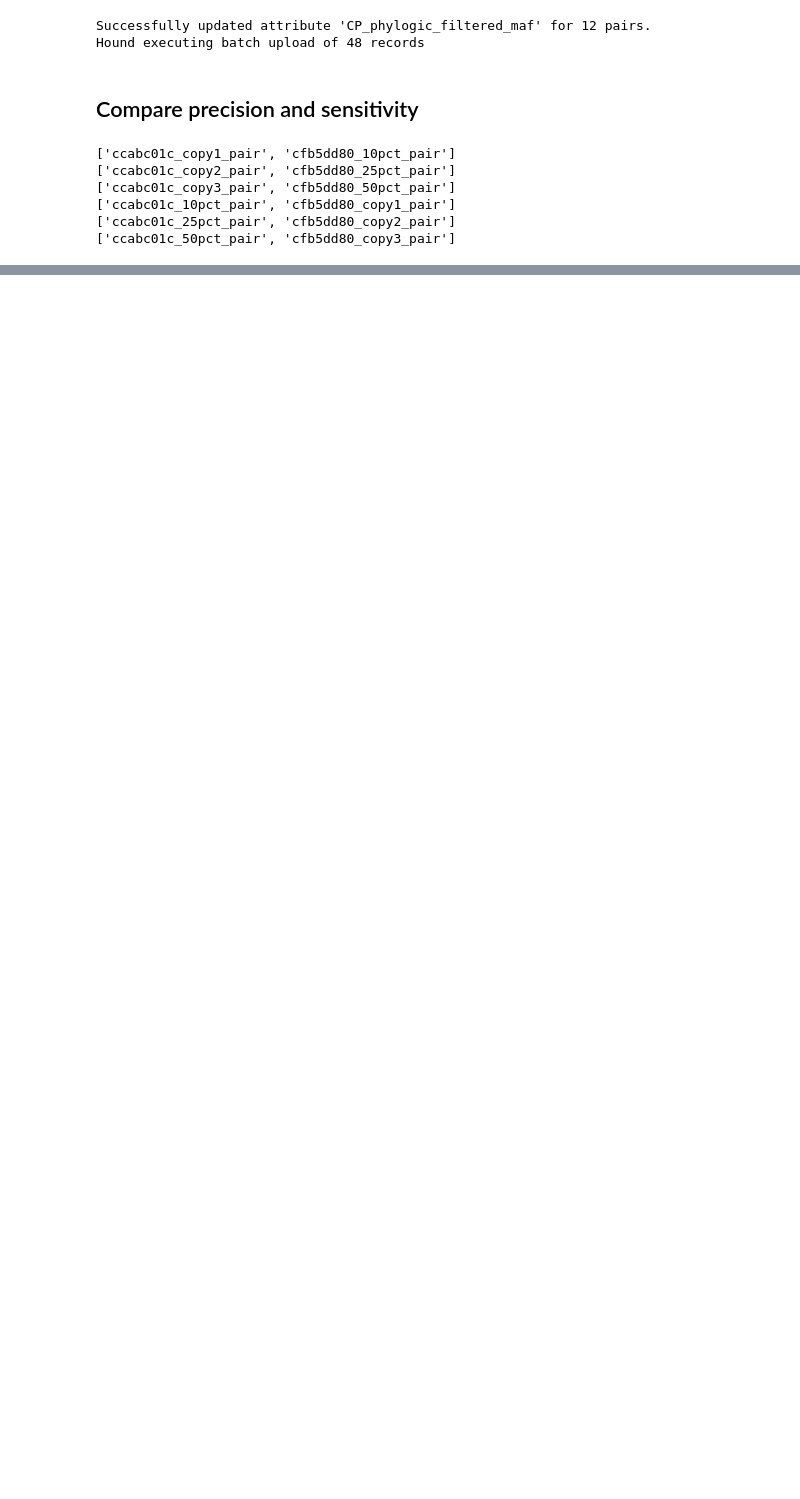
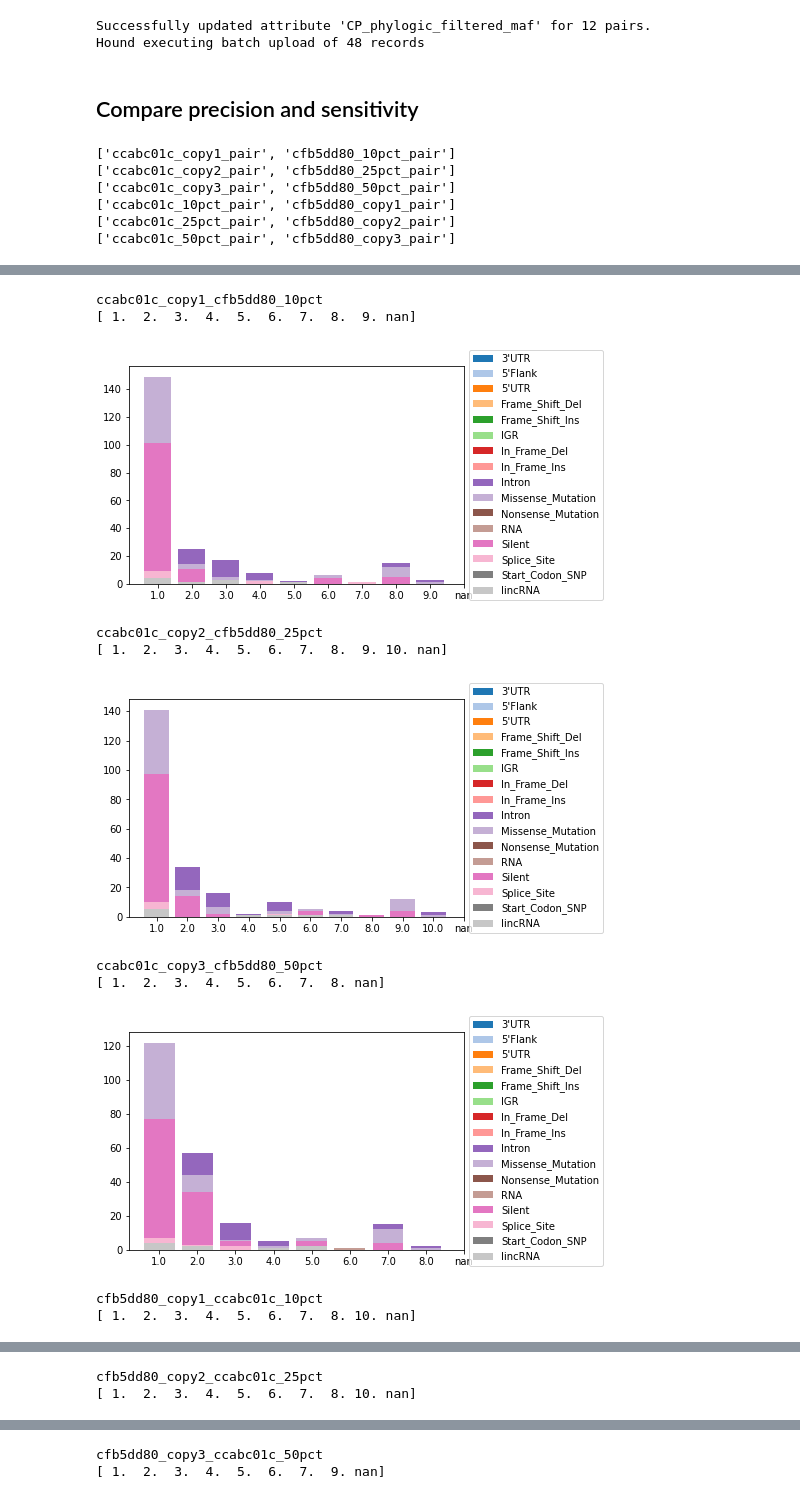
Before and after one commit to cchu70/richters, a Jupyter notebook: calc_cp_for_germline.ipynb, the cells around one changed output, grey strips where cells are left out. Cells and saved outputs as stored; diff of their text form; code cells hidden in the pictures; blank space fills up the shorter version.

```diff
--- a/calc_cp_for_germline.ipynb
+++ b/calc_cp_for_germline.ipynb
@@ -543,0 +586,10 @@ cfb5dd80_copy3_ccabc01c_50pct
+# %%
+from matplotlib import cm
+all_var_classes = []
+for ind, row in high_purity_merged_mafs.iterrows():
+    print(row['participant'])
+    merged_maf_fn = row['merged_maf_fn']
+    merged_maf_df = pd.read_csv(merged_maf_fn, sep='\t')
+    all_var_classes += merged_maf_df['Variant_Classification'].tolist()
+all_var_classes = np.unique(all_var_classes)
+all_var_classes_colors = {all_var_classes[i]: plt.cm.tab20(i) for i in range(len(all_var_classes))}
@@ -543,0 +603,33 @@ cfb5dd80_copy3_ccabc01c_50pct
+# %%
+for ind, row in high_purity_merged_mafs.iterrows():
+    print(row['participant'])
+    merged_maf_fn = row['merged_maf_fn']
+    merged_maf_df = pd.read_csv(merged_maf_fn, sep='\t')
+    clusters = np.sort(pd.unique(merged_maf_df['Cluster_Assignment']))
+#     all_var_classes = pd.unique(merged_maf_df['Variant_Classification'])
+    variant_counts_dict = {var: [] for var in all_var_classes}
+    print(clusters)
+    for cluster in clusters:
+        cluster_maf_df = merged_maf_df[merged_maf_df['Cluster_Assignment'] == cluster]
+        for var_class in all_var_classes:
+            var_count = cluster_maf_df[cluster_maf_df['Variant_Classification'] == var_class].shape[0]
+            variant_counts_dict[var_class] += [var_count]
+    fig, ax = plt.subplots()
+    for var_class in variant_counts_dict.keys():
+        ax.bar(clusters, variant_counts_dict[var_class], label=var_class, color=all_var_classes_colors[var_class])
+    ax.set_xticks(range(1, len(clusters) + 1, 1))
+    ax.set_xticklabels(clusters)
+    ax.legend(loc='center left', bbox_to_anchor=(1, 0.5))
+    plt.show()
+# %% [output]
+ccabc01c_copy1_cfb5dd80_10pct
+[ 1.  2.  3.  4.  5.  6.  7.  8.  9. nan]
+[figure, added]
+ccabc01c_copy2_cfb5dd80_25pct
+[ 1.  2.  3.  4.  5.  6.  7.  8.  9. 10. nan]
+[figure, added]
+ccabc01c_copy3_cfb5dd80_50pct
+[ 1.  2.  3.  4.  5.  6.  7.  8. nan]
+[figure, added]
+cfb5dd80_copy1_ccabc01c_10pct
+[ 1.  2.  3.  4.  5.  6.  7.  8. 10. nan]
@@ -543,0 +637,2 @@ cfb5dd80_copy3_ccabc01c_50pct
+cfb5dd80_copy2_ccabc01c_25pct
+[ 1.  2.  3.  4.  5.  6.  7.  8. 10. nan]
@@ -543,0 +640,2 @@ cfb5dd80_copy3_ccabc01c_50pct
+cfb5dd80_copy3_ccabc01c_50pct
+[ 1.  2.  3.  4.  5.  6.  7.  9. nan]
```
Also changed, not shown: parts of 45 cells of this notebook.
